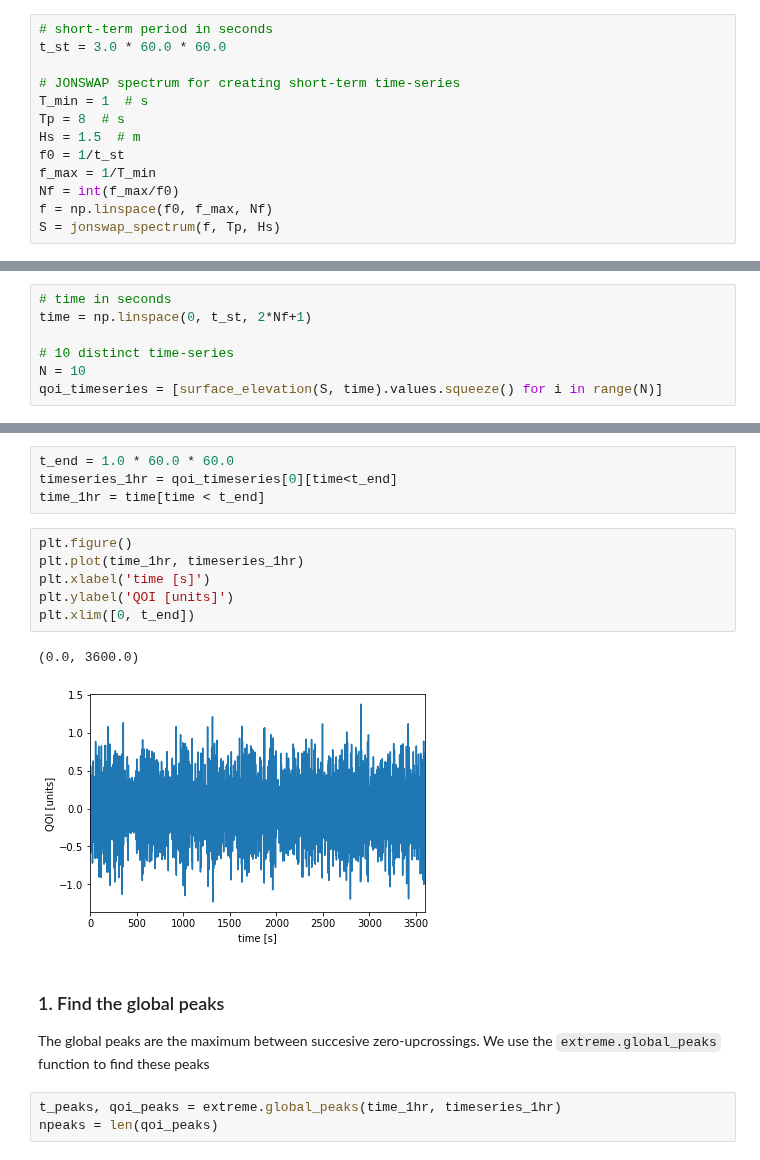
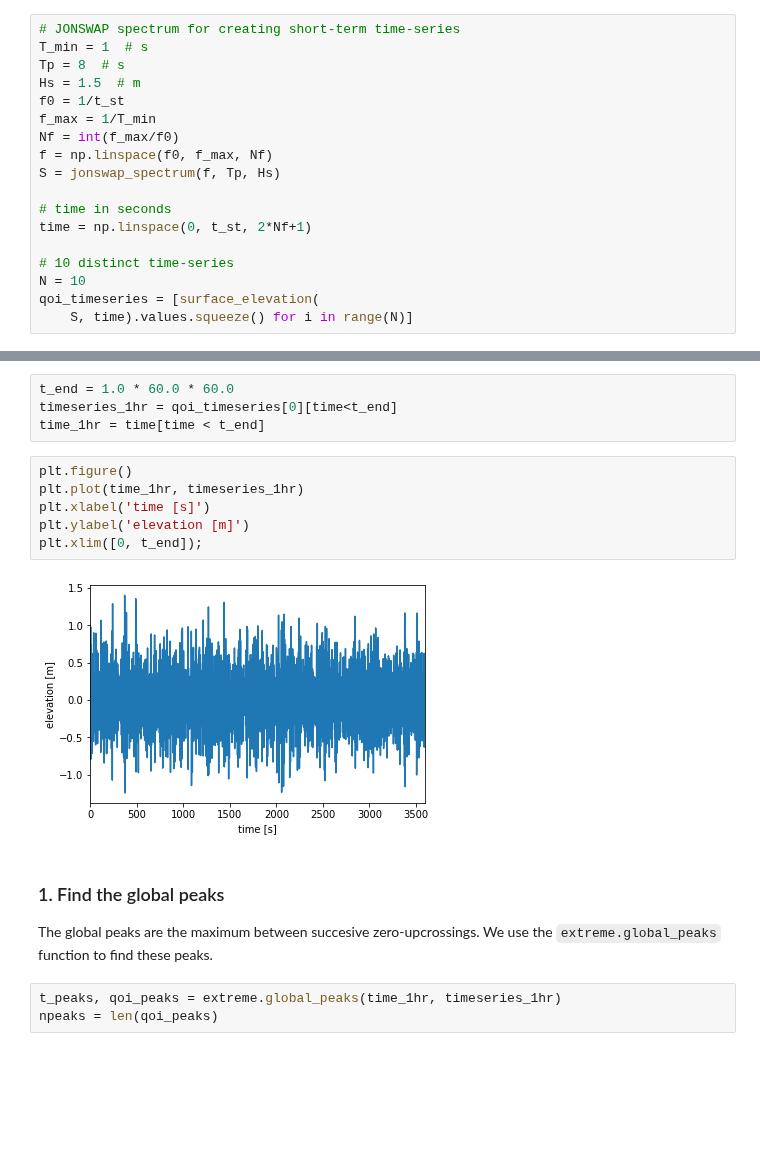
Before and after one commit to MHKiT-Software/MHKiT-Python, a Jupyter notebook: examples/short_term_extremes_example.ipynb, the cells around one changed output, grey strips where cells are left out. Cells and saved outputs as stored; diff of their text form; blank space fills up the shorter version.

```diff
--- a/examples/short_term_extremes_example.ipynb
+++ b/examples/short_term_extremes_example.ipynb
@@ -36,7 +48,4 @@ We now define the short-term period and the wave spectrum we will use to generat
 # %%
-# short-term period in seconds
-t_st = 3.0 * 60.0 * 60.0
-
 # JONSWAP spectrum for creating short-term time-series
 T_min = 1  # s
 Tp = 8  # s
@@ -46,3 +55,11 @@ f_max = 1/T_min
 Nf = int(f_max/f0)
 f = np.linspace(f0, f_max, Nf)
 S = jonswap_spectrum(f, Tp, Hs)
+
+# time in seconds
+time = np.linspace(0, t_st, 2*Nf+1)
+
+# 10 distinct time-series
+N = 10
+qoi_timeseries = [surface_elevation(
+    S, time).values.squeeze() for i in range(N)]
@@ -58,10 +91,3 @@ We start by creating 10 3-hour time-series of  the  quantity of interest. We do
-# %%
-# time in seconds
-time = np.linspace(0, t_st, 2*Nf+1)
-
-# 10 distinct time-series
-N = 10
-qoi_timeseries = [surface_elevation(S, time).values.squeeze() for i in range(N)]
 # %% [markdown]
 ### 1. Find the maximum of each block.
 The first step is to get the maximum in each block, i.e. in each of the ten time series. We do this with a list comprehension. The result is a list of the 10 block maxima.
@@ -139,16 +176,15 @@ time_1hr = time[time < t_end]
 # %%
 plt.figure()
 plt.plot(time_1hr, timeseries_1hr)
 plt.xlabel('time [s]')
-plt.ylabel('QOI [units]')
-plt.xlim([0, t_end])
+plt.ylabel('elevation [m]')
+plt.xlim([0, t_end]);
 # %% [output]
-(0.0, 3600.0)
-[figure, old version]
+[figure, new version]
 # %% [markdown]
 ### 1. Find the global peaks
 The global peaks are the maximum between succesive zero-upcrossings.
-We use the `extreme.global_peaks` function  to find these peaks
+We use the `extreme.global_peaks` function  to find these peaks.
 # %%
 t_peaks, qoi_peaks = extreme.global_peaks(time_1hr, timeseries_1hr)
 npeaks = len(qoi_peaks)
```
Also changed, not shown: parts of 28 cells of this notebook.
